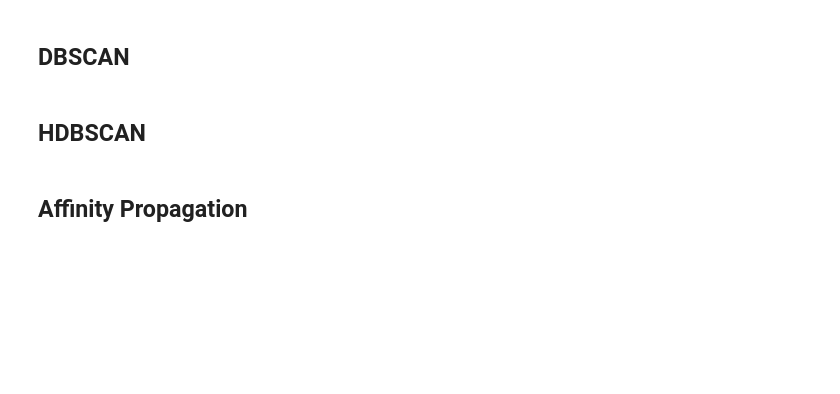
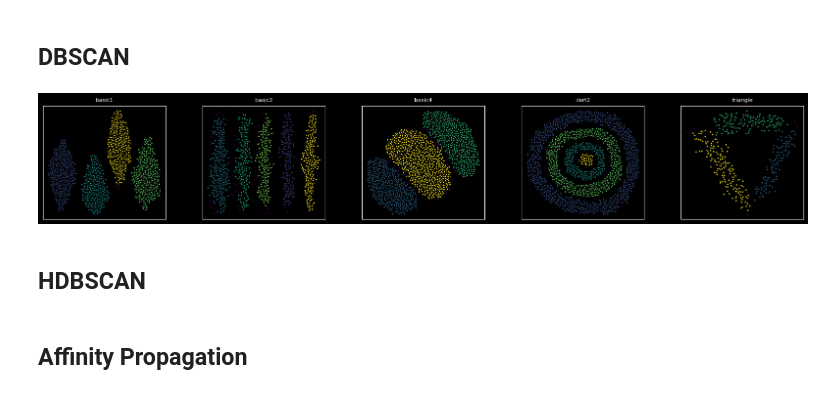
Before and after one commit to GabrielBifano/ScikitDemo, a Jupyter notebook: notebooks/Clustering Demo.ipynb, the cells around one changed output. Cells and saved outputs as stored; diff of their text form; code cells hidden in the pictures; blank space fills up the shorter version.

```diff
--- a/notebooks/Clustering Demo.ipynb
+++ b/notebooks/Clustering Demo.ipynb
@@ -123,5 +132,16 @@ It stills lack some predictability capacity, but it is way more robust than the
 # %% [markdown]
 ## DBSCAN
+# %%
+samples_to_use = [('basic1', 14.5), ('basic2', 18.8), ('basic4', 9.5), ('dart2', 9.5), ('triangle', 14.5)]
+# %%
+buffer = {}
+labels = {}
+for sample, eps in samples_to_use:
+    buffer[sample], labels[sample], _ = model.dbscan(dataframes[sample], eps, sample)
+
+g.sample_many(buffer, nrows=1, ncols=5, figsize=(20, 3))
+# %% [output]
+[figure, added]
 # %% [markdown]
 ## HDBSCAN
 # %% [markdown]
```
Also changed, not shown: parts of 2 cells of this notebook.
